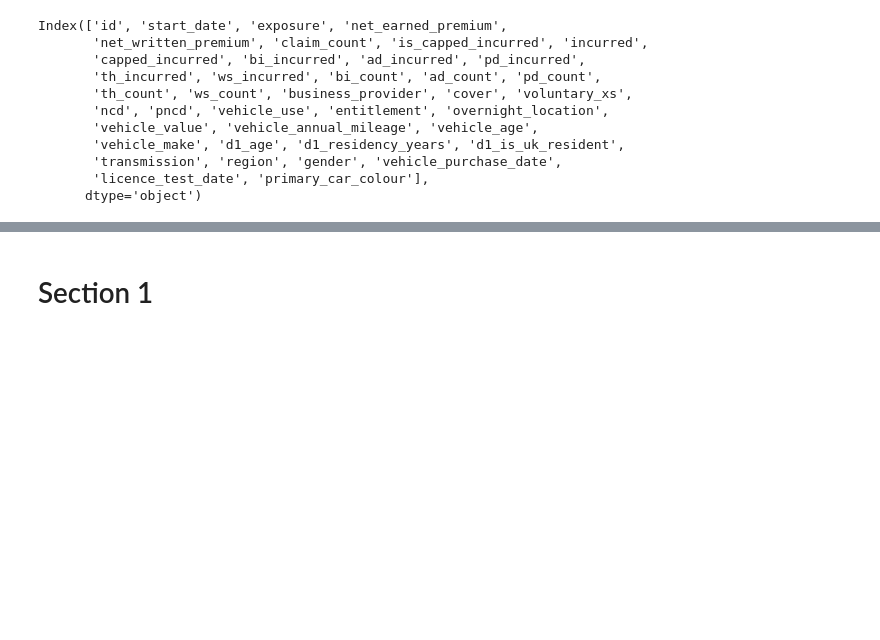
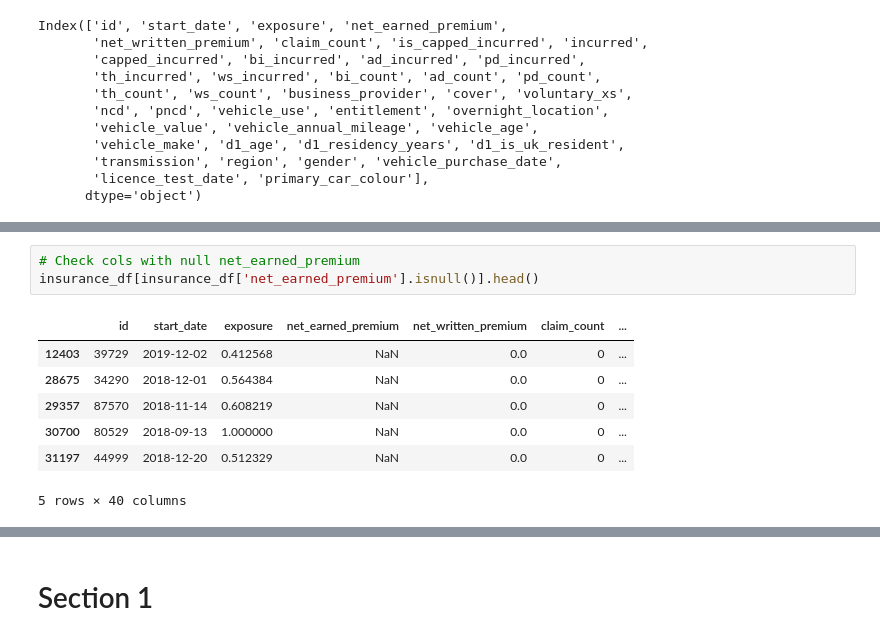
Before and after one commit to KemalYukselir/Hastings-Task, a Jupyter notebook: main.ipynb, the cells around one changed output, grey strips where cells are left out. Cells and saved outputs as stored; diff of their text form; blank space fills up the shorter version.

Commit message:
Added checks for null value sum - checks for unique values in object columns - Added manual check for unusual integer values

```diff
--- a/main.ipynb
+++ b/main.ipynb
@@ -73,0 +126,11 @@ insurance_df.describe(include='all')
+# %%
+# Check cols with null net_earned_premium
+insurance_df[insurance_df['net_earned_premium'].isnull()].head()
+# %% [output]
+|  | id | start_date | exposure | net_earned_premium | net_written_premium | claim_count | ... |
+| 12403 | 39729 | 2019-12-02 | 0.412568 | NaN | 0.0 | 0 | ... |
+| 28675 | 34290 | 2018-12-01 | 0.564384 | NaN | 0.0 | 0 | ... |
+| 29357 | 87570 | 2018-11-14 | 0.608219 | NaN | 0.0 | 0 | ... |
+| 30700 | 80529 | 2018-09-13 | 1.000000 | NaN | 0.0 | 0 | ... |
+| 31197 | 44999 | 2018-12-20 | 0.512329 | NaN | 0.0 | 0 | ... |
+5 rows × 40 columns
```
Also changed, not shown: parts of 10 cells of this notebook.
